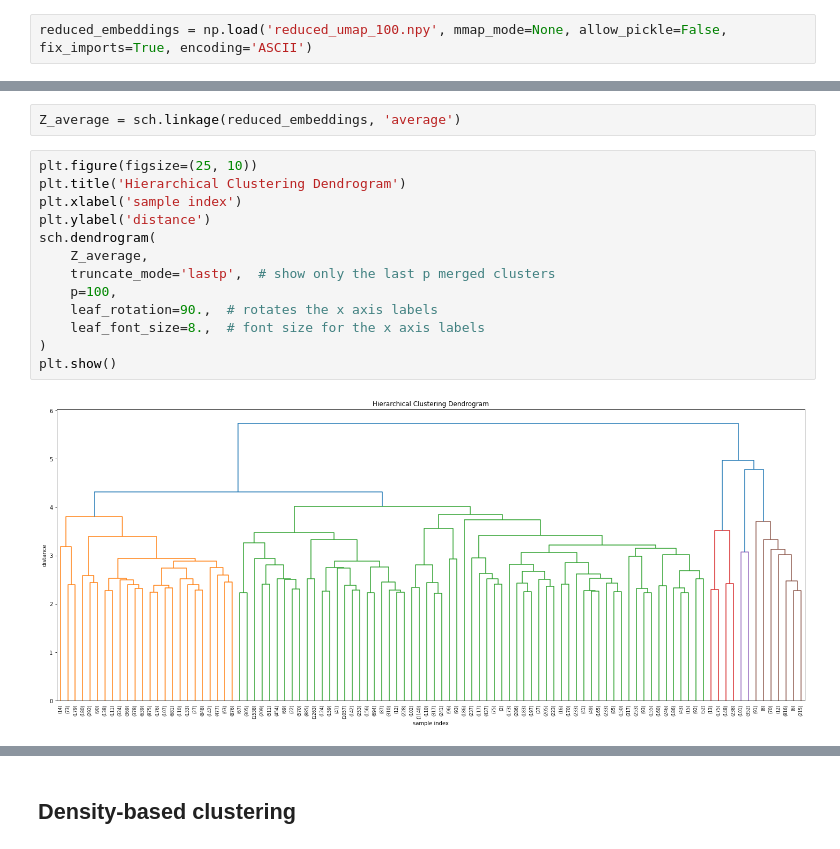
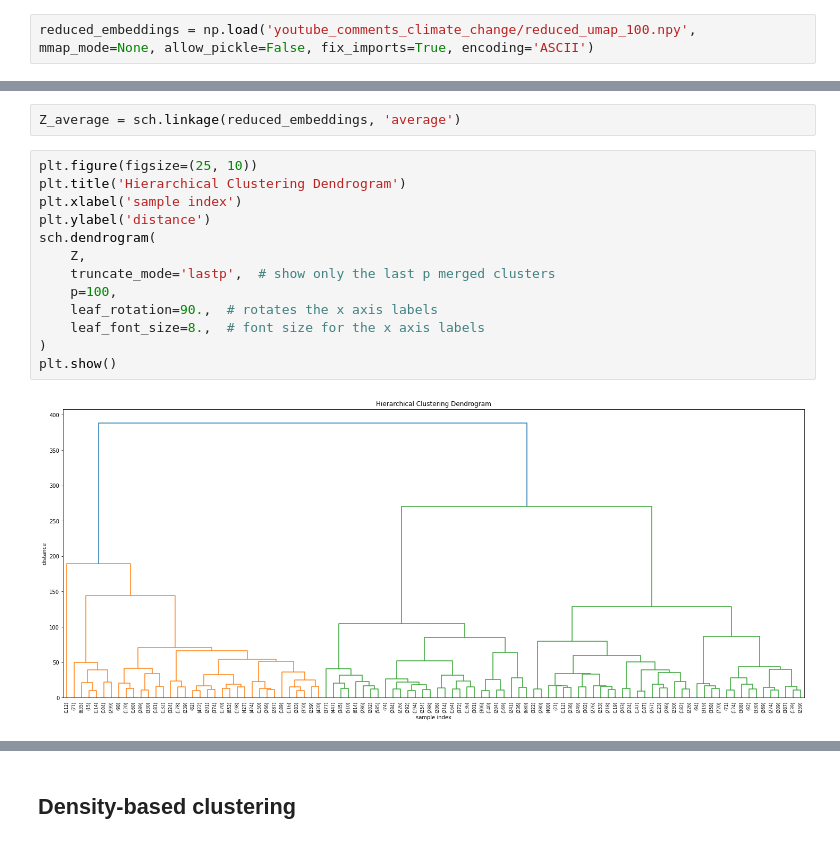
Before and after one commit to isaschm/topic-models-and-word-embeddings, a Jupyter notebook: text_embeddings_it3.ipynb, the cells around one changed output, grey strips where cells are left out. Saved outputs shown, nothing was run; the diff lists cells and outputs as text.

```diff
--- a/text_embeddings_it3.ipynb
+++ b/text_embeddings_it3.ipynb
@@ -28,7 +44,7 @@ reduced_embeddings = umap.UMAP(
 # %%
 #np.save('reduced_umap_100.npy', reduced_embeddings, allow_pickle=True, fix_imports=True)
 # %%
-reduced_embeddings = np.load('reduced_umap_100.npy', mmap_mode=None, allow_pickle=False, fix_imports=True, encoding='ASCII')
+reduced_embeddings = np.load('youtube_comments_climate_change/reduced_umap_100.npy', mmap_mode=None, allow_pickle=False, fix_imports=True, encoding='ASCII')
 # %%
 from sklearn.preprocessing import StandardScaler
 from sklearn.preprocessing import normalize
@@ -146,15 +300,15 @@ Z_average = sch.linkage(reduced_embeddings, 'average')
 # %%
 plt.figure(figsize=(25, 10))
 plt.title('Hierarchical Clustering Dendrogram')
 plt.xlabel('sample index')
 plt.ylabel('distance')
 sch.dendrogram(
-    Z_average,
+    Z,
     truncate_mode='lastp',  # show only the last p merged clusters
     p=100,
     leaf_rotation=90.,  # rotates the x axis labels
     leaf_font_size=8.,  # font size for the x axis labels
 )
 plt.show()
 # %% [output]
-[figure, old version]
+[figure, new version]
```
Also changed, not shown: parts of 46 cells of this notebook, 5 other files.
